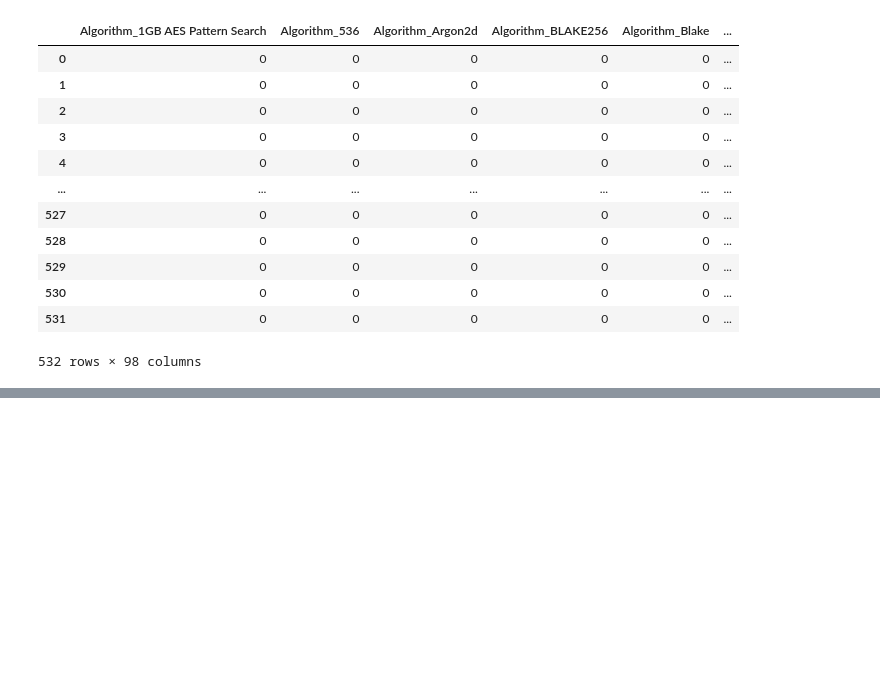
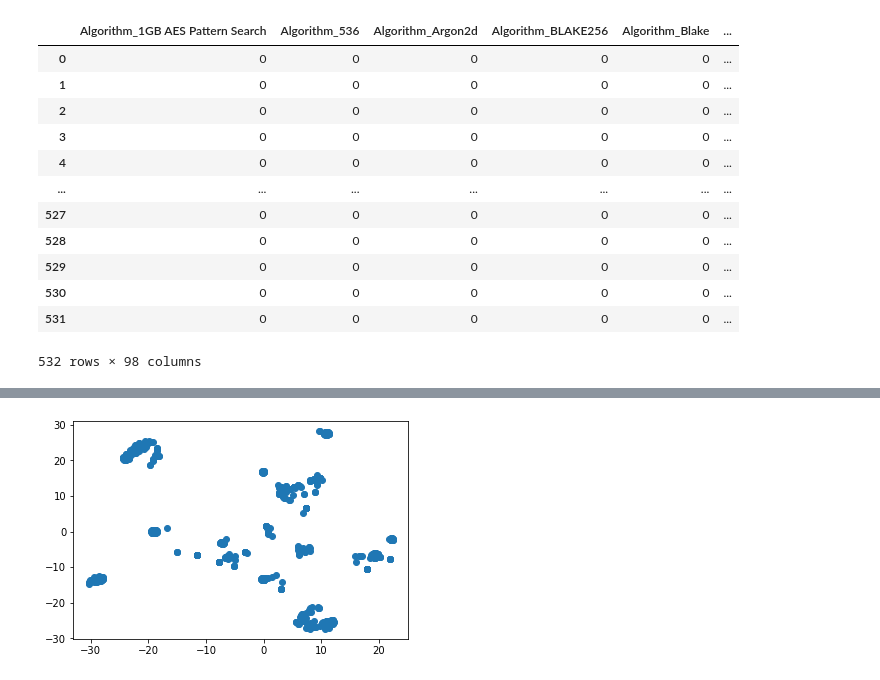
Before and after one commit to sdinespierce/unsupervised-learning-challenge, a Jupyter notebook: main.ipynb, the cells around one changed output, grey strips where cells are left out. Cells and saved outputs as stored; diff of their text form; code cells hidden in the pictures; blank space fills up the shorter version.

```diff
--- a/main.ipynb
+++ b/main.ipynb
@@ -192,0 +199,5 @@ clean_df
+# %%
+from sklearn.decomposition import PCA
+pca = PCA(n_components=.9)
+crypto_pca = pca.fit_transform(clean_df)
+pca.explained_variance_ratio_.sum()
@@ -192,0 +206,3 @@ clean_df
+# %%
+crypto_pca_df = pd.DataFrame(crypto_pca)
+crypto_pca_df
@@ -192,0 +225,5 @@ clean_df
+# %%
+from sklearn.manifold import TSNE
+tsne = TSNE(learning_rate=250)
+tsne_features = tsne.fit_transform(crypto_pca_df)
+tsne_features
@@ -192,0 +255,5 @@ clean_df
+# %%
+plt.scatter(tsne_features[:,0], tsne_features[:,1])
+plt.show()
+# %% [output]
+[figure, added]
```
Also changed, not shown: parts of 12 cells of this notebook.
